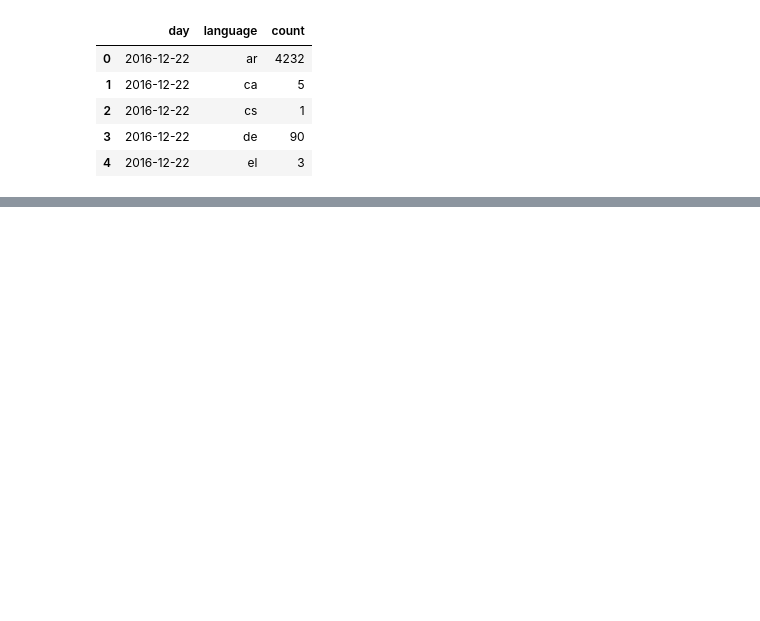
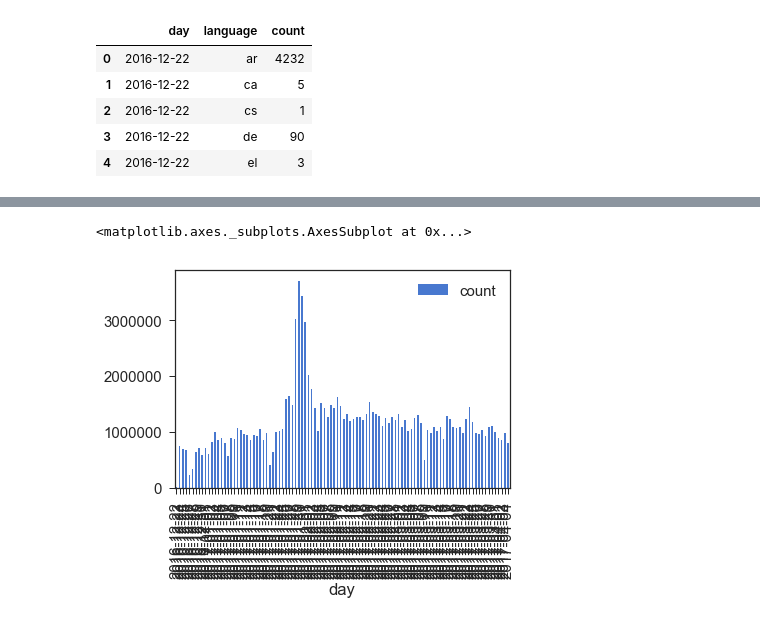
Before and after one commit to ryan-p-larson/gviz, a Jupyter notebook: notebooks/report-4-13-initial.ipynb, the cells around one changed output, grey strips where cells are left out. Saved outputs shown, nothing was run; the diff lists cells and outputs as text; code cells hidden in the pictures; blank space fills up the shorter version.

```diff
--- a/notebooks/report-4-13-initial.ipynb
+++ b/notebooks/report-4-13-initial.ipynb
@@ -56,0 +64,25 @@ sns.despine(trim=True)
+# %%
+### Aliases
+
+def assign_alias(lang):
+    aliases = {
+        'ar': 'Arabic',
+        'en': 'English',
+        'en-AU': 'English',
+        'en-CA': 'English',
+        'en-gb': 'English',
+        'en-in': 'English',
+        'en-US': 'English',
+        'es': 'Spanish',
+        'es-MX': 'Spanish',
+        'fr': 'French',
+        'fr-CA': 'French',
+        'id': 'Indian'
+    }
+    try:
+        return aliases[lang]
+    except:
+        return None
+
+# Create new column
+lang_df['alias'] = lang_df.language.map(assign_alias)
@@ -56,0 +150,5 @@ sns.despine(trim=True)
+# %%
+dates = pd.to_datetime(lang_df.day)
+
+count_by_day = lang_df[['day', 'count']].groupby('day').agg('sum')
+count_by_day.reset_index(inplace=True)
@@ -56,0 +179,5 @@ sns.despine(trim=True)
+# %%
+count_by_day.plot.bar('day', 'count')
+# %% [output]
+<matplotlib.axes._subplots.AxesSubplot at 0x...>
+[figure, added]
```
Also changed, not shown: parts of 18 cells of this notebook.
